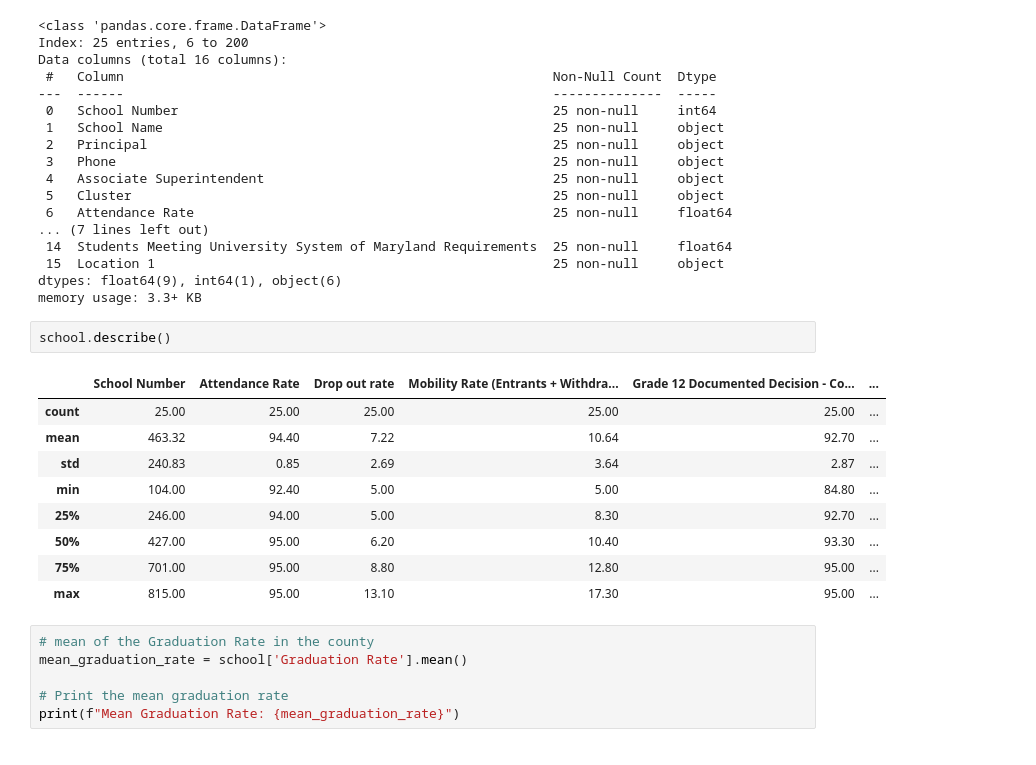
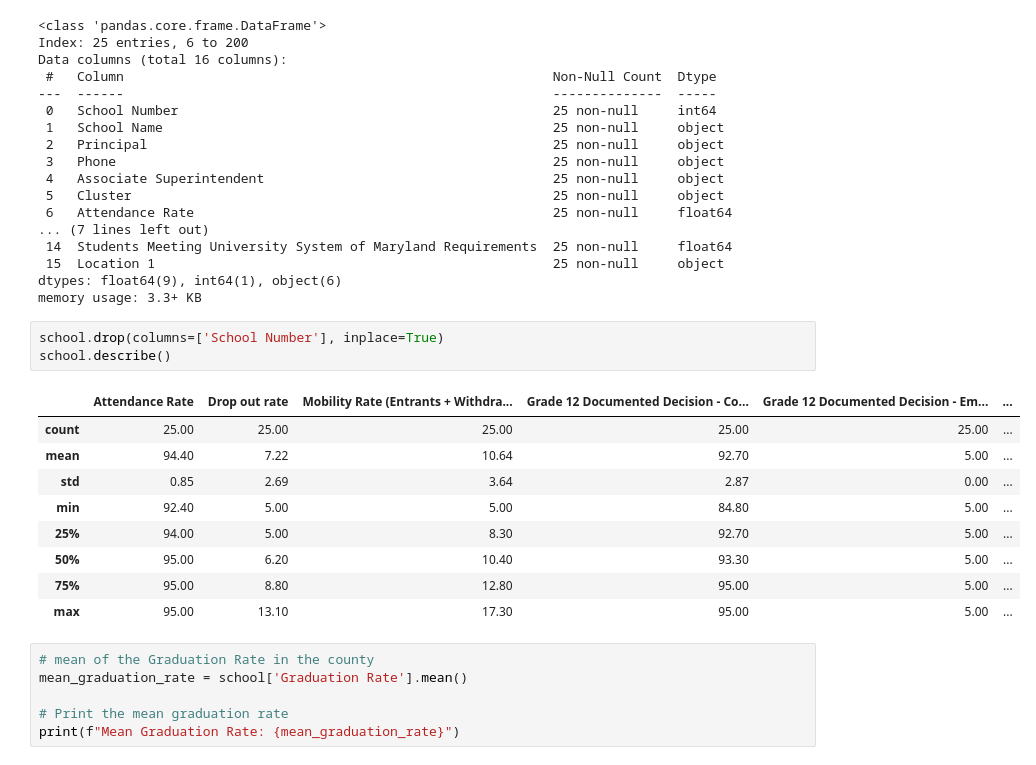
Before and after one commit to LilianeEff/Data205, a Jupyter notebook: CapstoneProject.ipynb, the cells around one changed output. Drawn from its saved outputs; the diff is of its cells as text.

```diff
--- a/CapstoneProject.ipynb
+++ b/CapstoneProject.ipynb
@@ -332,18 +325,19 @@ Data columns (total 16 columns):
  15  Location 1                                                   25 non-null     object
 dtypes: float64(9), int64(1), object(6)
 memory usage: 3.3+ KB
-# %%
-school.describe()
-# %% [output]
-|  | School Number | Attendance Rate | Drop out rate | Mobility Rate (Entrants + Withdra... | Grade 12 Documented Decision - Co... | ... |
-| count | 25.00 | 25.00 | 25.00 | 25.00 | 25.00 | ... |
-| mean | 463.32 | 94.40 | 7.22 | 10.64 | 92.70 | ... |
-| std | 240.83 | 0.85 | 2.69 | 3.64 | 2.87 | ... |
-| min | 104.00 | 92.40 | 5.00 | 5.00 | 84.80 | ... |
-| 25% | 246.00 | 94.00 | 5.00 | 8.30 | 92.70 | ... |
-| 50% | 427.00 | 95.00 | 6.20 | 10.40 | 93.30 | ... |
-| 75% | 701.00 | 95.00 | 8.80 | 12.80 | 95.00 | ... |
-| max | 815.00 | 95.00 | 13.10 | 17.30 | 95.00 | ... |
+# %%
+school.drop(columns=['School Number'], inplace=True)
+school.describe()
+# %% [output]
+|  | Attendance Rate | Drop out rate | Mobility Rate (Entrants + Withdra... | Grade 12 Documented Decision - Co... | Grade 12 Documented Decision - Em... | ... |
+| count | 25.00 | 25.00 | 25.00 | 25.00 | 25.00 | ... |
+| mean | 94.40 | 7.22 | 10.64 | 92.70 | 5.00 | ... |
+| std | 0.85 | 2.69 | 3.64 | 2.87 | 0.00 | ... |
+| min | 92.40 | 5.00 | 5.00 | 84.80 | 5.00 | ... |
+| 25% | 94.00 | 5.00 | 8.30 | 92.70 | 5.00 | ... |
+| 50% | 95.00 | 6.20 | 10.40 | 93.30 | 5.00 | ... |
+| 75% | 95.00 | 8.80 | 12.80 | 95.00 | 5.00 | ... |
+| max | 95.00 | 13.10 | 17.30 | 95.00 | 5.00 | ... |
 # %%
 # mean of the Graduation Rate in the county
 mean_graduation_rate = school['Graduation Rate'].mean()
```
Also changed, not shown: parts of 8 cells of this notebook.
